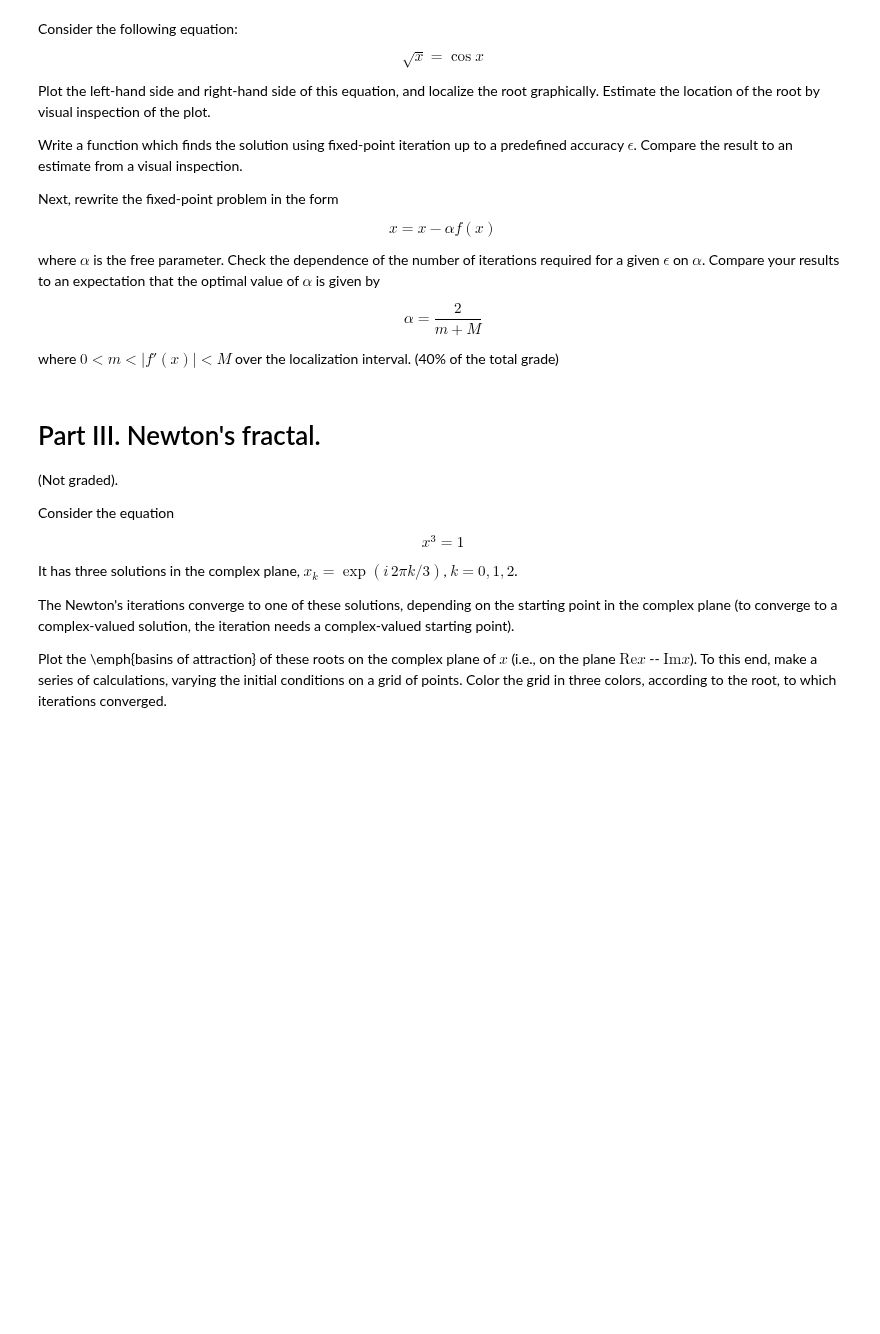
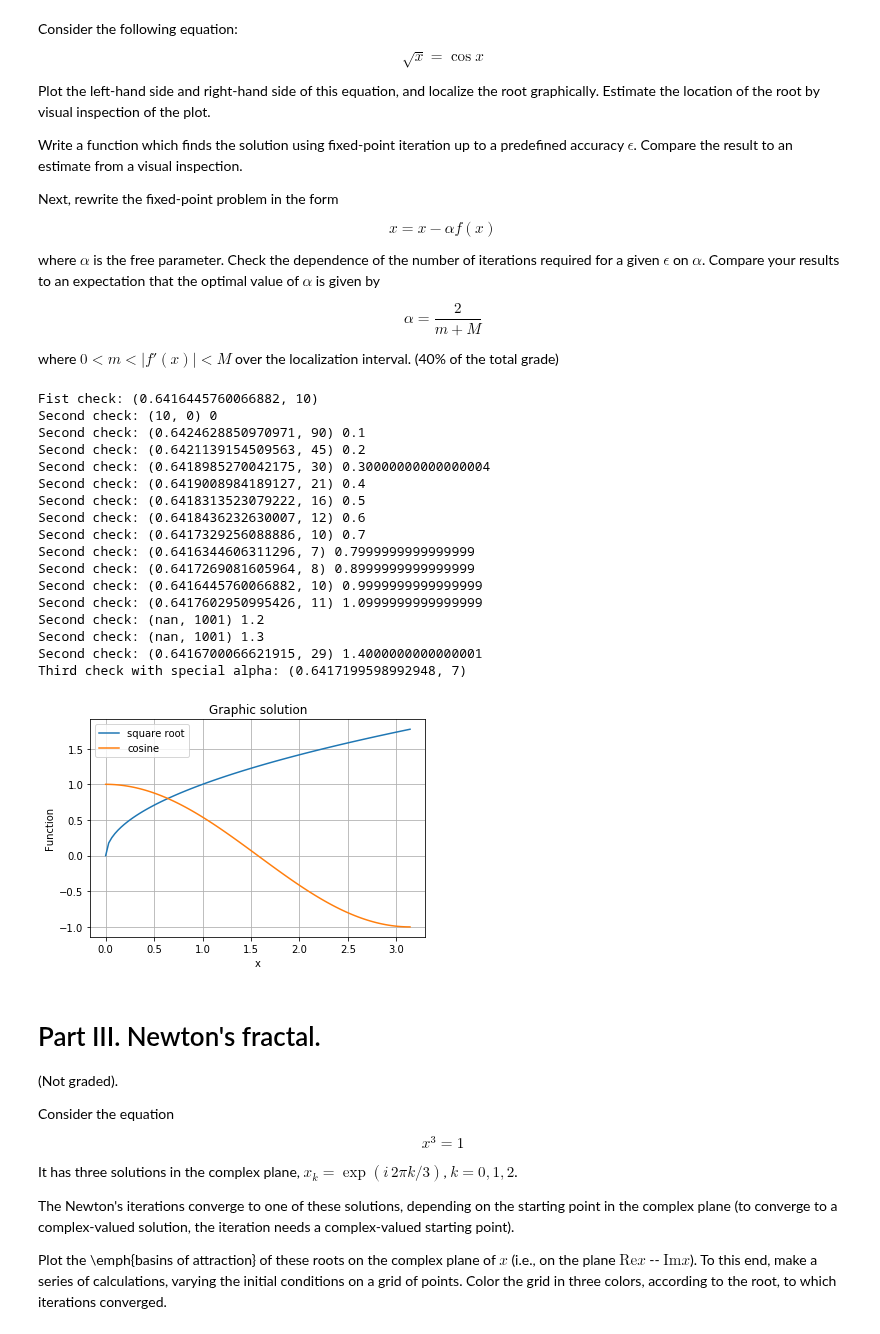
Before and after one commit to ev-br/CP2020, a Jupyter notebook: week_3_newton_fixed_pt.ipynb, the cells around one changed output. Cells and saved outputs as stored; diff of their text form; code cells hidden in the pictures; blank space fills up the shorter version.

```diff
--- a/week_3_newton_fixed_pt.ipynb
+++ b/week_3_newton_fixed_pt.ipynb
@@ -107,3 +111,66 @@ where $0 < m < |f'(x)| < M$ over the localization interval. (40% of the total gr
+# %%
+import matplotlib.pyplot as plt #graphical solution of our problem
+import numpy as np
+x = np.linspace(0, np.pi, 100)
+u = np.sqrt(x)
+v = np.cos(x)
+plt.plot(x, u, label='square root')
+plt.plot(x, v, label='cosine')
+plt.grid(True)
+plt.xlabel(u'x')
+plt.ylabel(u'Function')
+plt.title(u'Graphic solution')
+plt.legend()
+
+def fix_iter(f, x0, eps = 1e-4, maxiter=1000):
+    x = x0
+    niter = 0
+    for niter in range(maxiter+1):
+        if abs(f(x)) < eps:
+            break
+        x = x - f(x)
+        niter +=1
+    return x, niter
+
+def prob(x):
+    return np.sqrt(x) - np.cos(x)
+
+print('Fist check:',fix_iter(prob, 10)) #we can see that our solution is very close to graphic one
+
+def fix_iter_mod(f, x0, alpha, eps = 1e-4, maxiter=1000):
+    x = x0
+    niter = 0
+    for niter in range(maxiter+1):
+        if abs(alpha*f(x)) < eps:
+            break
+        x = x - alpha*f(x)
+        niter +=1
+    return x, niter
+i = 0
+while i < 1.5:
+    print('Second check:',fix_iter_mod(prob, 10, i),i)
+    i += 0.1
+
+print('Third check with special alpha:', fix_iter_mod(prob, 10, 2/(1/np.sqrt(2)+np.sin(1/2)+1/2/np.sqrt(0.7)+np.sin(0.7)))) # here I choose the localization interval = (0.5, 0.7) and m, M, like an inf and sup of f'(x), and its really the least number of iterations
+# %% [output]
+Fist check: (0.6416445760066882, 10)
+Second check: (10, 0) 0
+Second check: (0.6424628850970971, 90) 0.1
+Second check: (0.6421139154509563, 45) 0.2
+Second check: (0.6418985270042175, 30) 0.30000000000000004
+Second check: (0.6419008984189127, 21) 0.4
+Second check: (0.6418313523079222, 16) 0.5
+Second check: (0.6418436232630007, 12) 0.6
+Second check: (0.6417329256088886, 10) 0.7
+Second check: (0.6416344606311296, 7) 0.7999999999999999
+Second check: (0.6417269081605964, 8) 0.8999999999999999
+Second check: (0.6416445760066882, 10) 0.9999999999999999
+Second check: (0.6417602950995426, 11) 1.0999999999999999
+Second check: (nan, 1001) 1.2
+Second check: (nan, 1001) 1.3
+Second check: (0.6416700066621915, 29) 1.4000000000000001
+Third check with special alpha: (0.6417199598992948, 7)
+[figure, added]
 # %% [markdown]
 # Part III. Newton's fractal.
 
```
Also changed, not shown: parts of 7 cells of this notebook.
